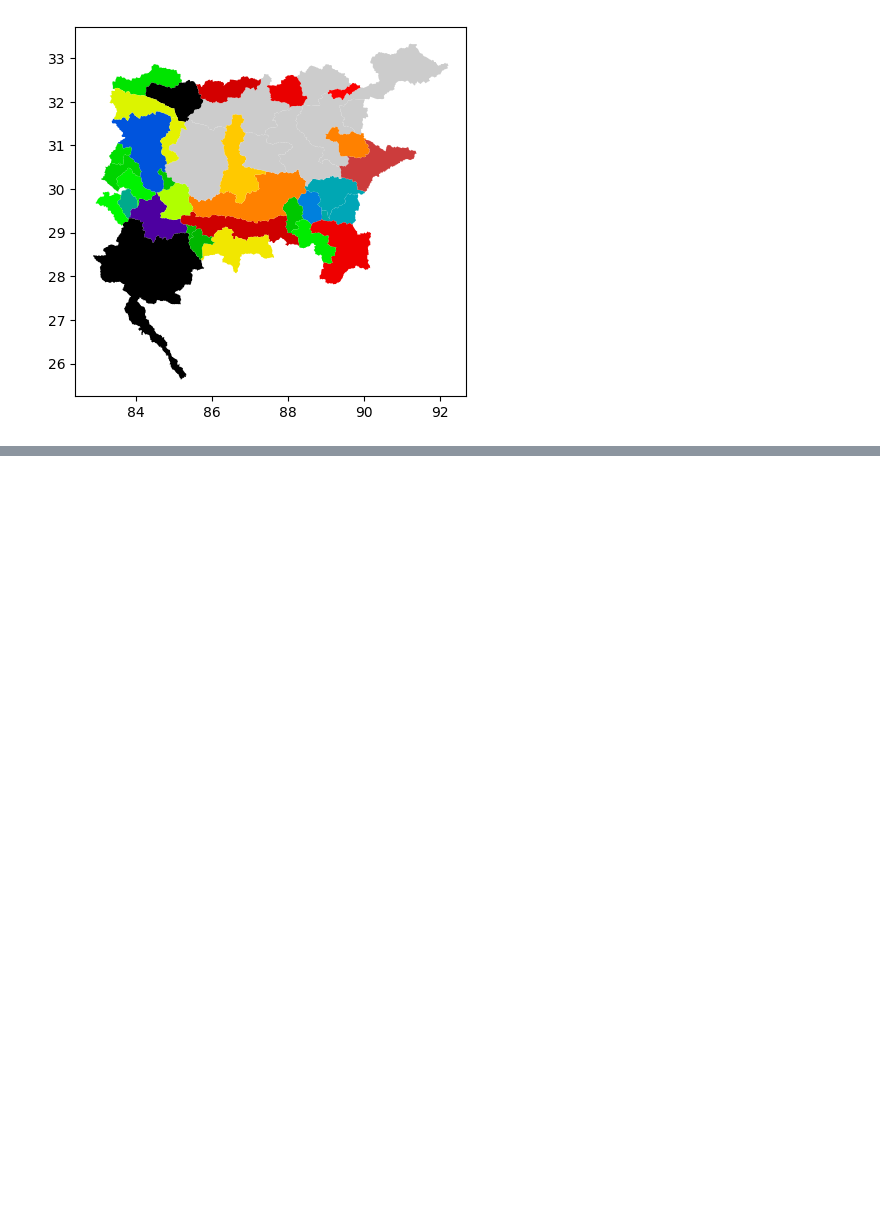
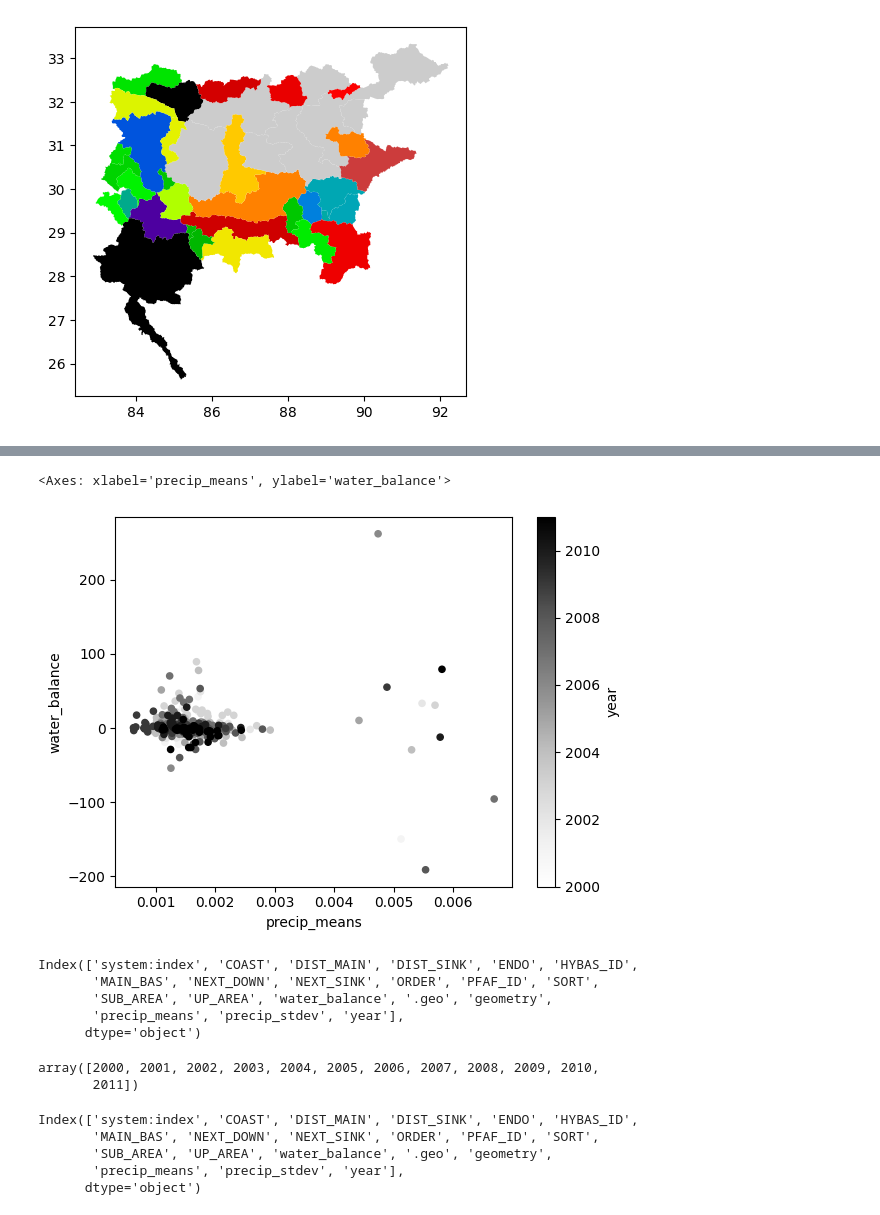
Before and after one commit to 4DModeller/tblakes, a Jupyter notebook: back_to_basins.ipynb, the cells around one changed output, grey strips where cells are left out. Drawn from its saved outputs; the diff is of its cells as text; code cells hidden in the pictures; blank space fills up the shorter version.

```diff
--- a/back_to_basins.ipynb
+++ b/back_to_basins.ipynb
@@ -152,7 +155,7 @@ def read_precip_data(year):
 def get_mean_std(gsw, precip):
     precip = precip.rio.write_crs(gsw.crs)
     means = [precip.rio.clip([poly], gsw.crs).tp.mean().item() for poly in gsw['.geo'].values]
-    stdev = [precip.rio.clip([poly], gsw.crs).tp.mean().item() for poly in gsw['.geo'].values]
+    stdev = [precip.rio.clip([poly], gsw.crs).tp.std().item() for poly in gsw['.geo'].values]
     gsw['precip_means'] = means
     gsw['precip_stdev'] = stdev
     return gsw
@@ -171,2 +172,2 @@ DriverError: data/diff_hb_2006.csv: No such file or directory
 # %%
-dfs
+df = pd.concat(dfs)
@@ -172,0 +190,9 @@ dfs
+# %%
+fig, ax = plt.subplots()
+
+df.plot.scatter('precip_means', 'water_balance', c='year', ax=ax)
+# ax.set_xlim(0, 0.004)
+# ax.set_ylim(-50, 50)
+# %% [output]
+<Axes: xlabel='precip_means', ylabel='water_balance'>
+[figure, added]
@@ -172,0 +201,23 @@ dfs
+# %%
+df.columns
+cb_columns = [ 'ENDO', 'SUB_AREA', 'water_balance',
+       'precip_means', 'precip_stdev', 'year']
+# %% [output]
+Index(['system:index', 'COAST', 'DIST_MAIN', 'DIST_SINK', 'ENDO', 'HYBAS_ID',
+       'MAIN_BAS', 'NEXT_DOWN', 'NEXT_SINK', 'ORDER', 'PFAF_ID', 'SORT',
+       'SUB_AREA', 'UP_AREA', 'water_balance', '.geo', 'geometry',
+       'precip_means', 'precip_stdev', 'year'],
+      dtype='object')
+# %%
+df['year'].unique()
+# %% [output]
+array([2000, 2001, 2002, 2003, 2004, 2005, 2006, 2007, 2008, 2009, 2010,
+       2011])
+# %%
+df.columns
+# %% [output]
+Index(['system:index', 'COAST', 'DIST_MAIN', 'DIST_SINK', 'ENDO', 'HYBAS_ID',
+       'MAIN_BAS', 'NEXT_DOWN', 'NEXT_SINK', 'ORDER', 'PFAF_ID', 'SORT',
+       'SUB_AREA', 'UP_AREA', 'water_balance', '.geo', 'geometry',
+       'precip_means', 'precip_stdev', 'year'],
+      dtype='object')
```
Also changed, not shown: parts of 13 cells of this notebook, 1 other file.
